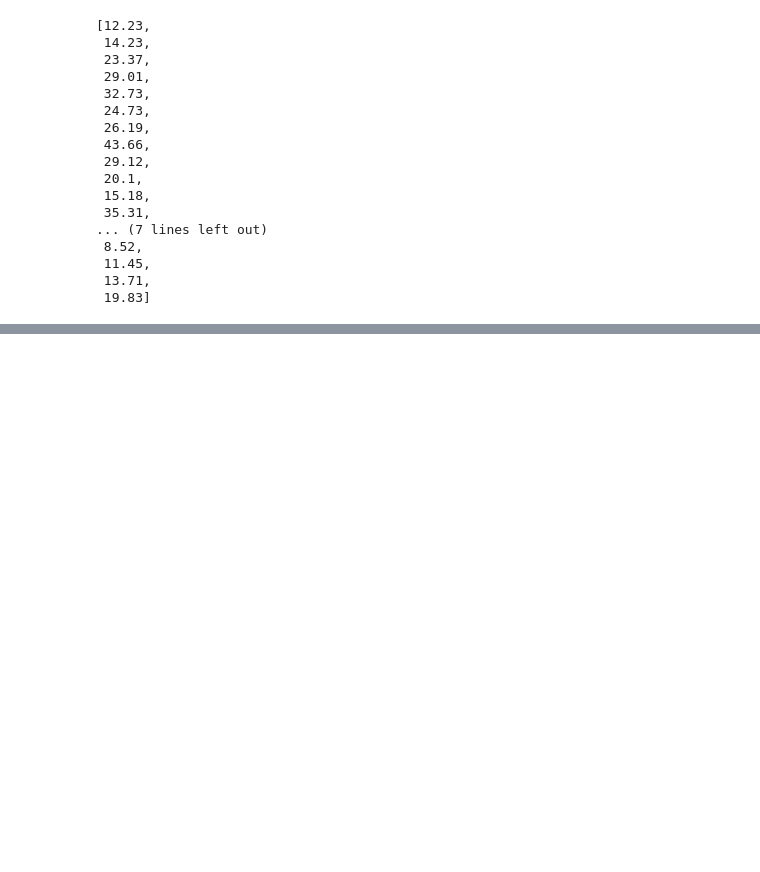
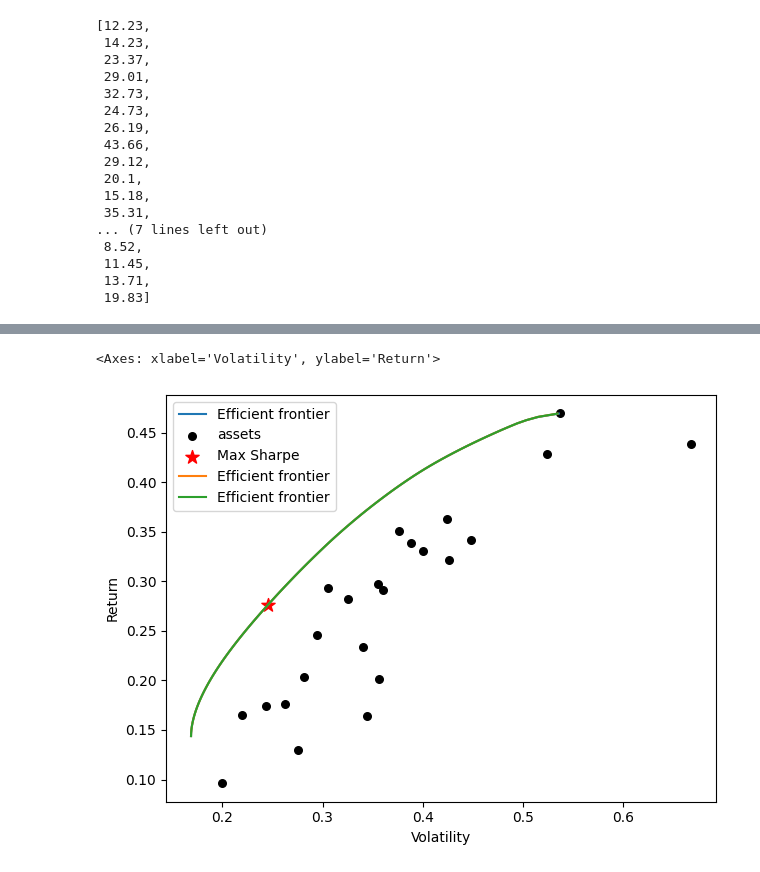
Before and after one commit to bab9755/esg-estimator, a Jupyter notebook: ESG Estimator.ipynb, the cells around one changed output, grey strips where cells are left out. Cells and saved outputs as stored; diff of their text form; code cells hidden in the pictures; blank space fills up the shorter version.

Commit message:
add aggresive and mild investment strategies with esg

```diff
--- a/ESG Estimator.ipynb
+++ b/ESG Estimator.ipynb
@@ -307,0 +308,23 @@ Sharpe Ratio: 1.12
+# %%
+ef = EfficientFrontier(mu, S, weight_bounds = (0,1))
+fig, ax = plt.subplots()
+ef_max_sharpe = ef.deepcopy()
+plotting.plot_efficient_frontier(ef, ax=ax, show_assets=True)
+
+ef_max_sharpe.max_sharpe()
+ret_tangent, std_tangent, _ = ef_max_sharpe.portfolio_performance()
+ax.scatter(std_tangent, ret_tangent, marker="*", s=100, c="r", label="Max Sharpe")
+
+ef_esg_aggressive = EfficientFrontier(mu, S)
+portfolio_min_score = 10.0
+ef_esg_aggressive.add_constraint(lambda w: esg_score_values @ w >= portfolio_min_score)
+plotting.plot_efficient_frontier(ef_esg_aggressive, ax=ax, show_assets=False)
+
+
+ef_esg_mild = EfficientFrontier(mu, S)
+portfolio_mild_score = 5.0
+ef_esg_mild.add_constraint(lambda w: esg_score_values @ w >= portfolio_mild_score)
+plotting.plot_efficient_frontier(ef_esg_mild, ax=ax, show_assets=False)
+# %% [output]
+<Axes: xlabel='Volatility', ylabel='Return'>
+[figure, added]
```
Also changed, not shown: parts of 10 cells of this notebook.
